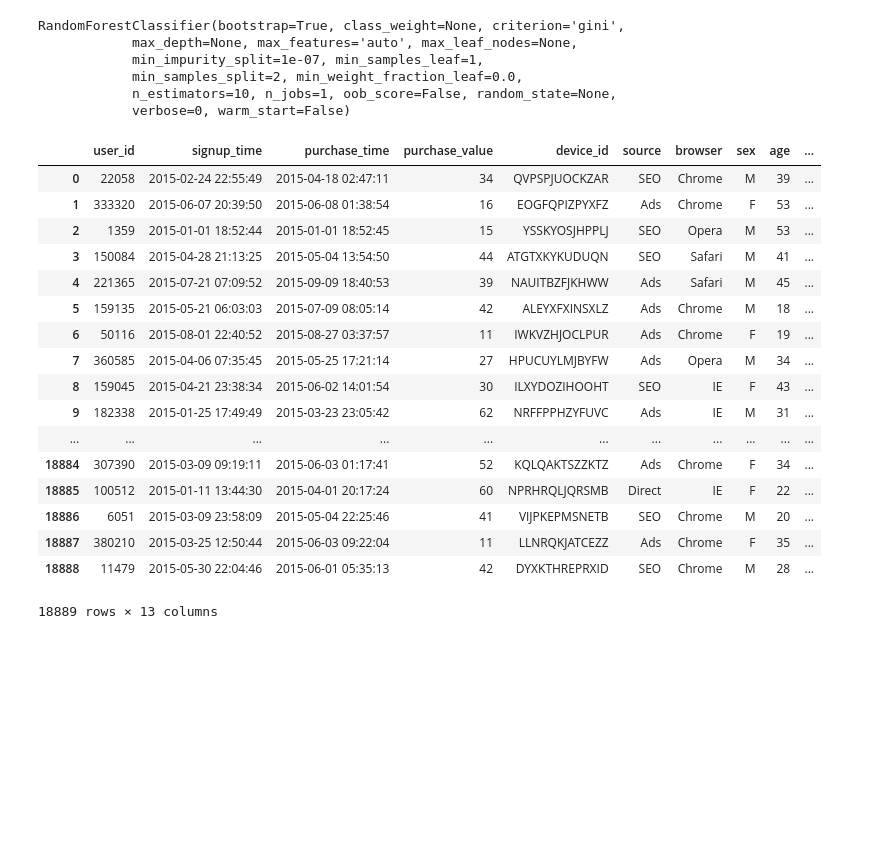
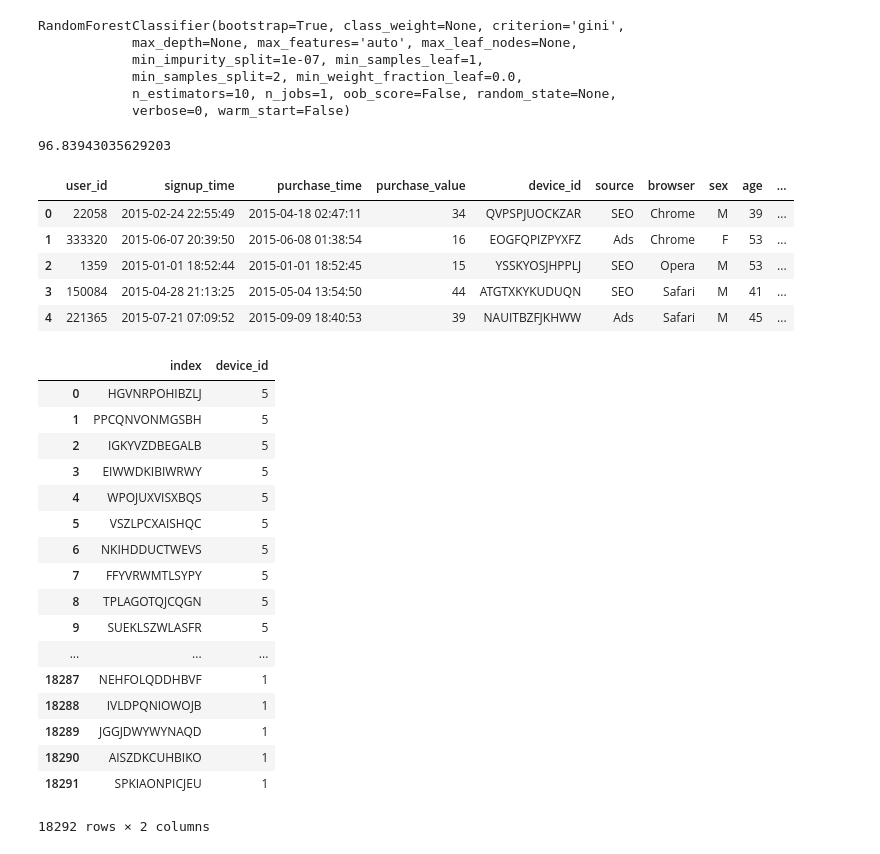
Before and after one commit to cwczarnik/DataScienceBootcamp_DC, a Jupyter notebook: Fraud_Activities/Fraud_analysis.ipynb, the cells around one changed output. Drawn from its saved outputs; the diff is of its cells as text; code cells hidden in the pictures; blank space fills up the shorter version.

Commit message:
work on fraud_analysis

```diff
--- a/Fraud_Activities/Fraud_analysis.ipynb
+++ b/Fraud_Activities/Fraud_analysis.ipynb
@@ -227,0 +229,7 @@ fraud_eighth['sign_to_purch']=(fraud_eighth['purchase_time']-fraud_eighth['signu
+# %%
+fraud_eighth['days_to_purch']=fraud_eighth['sign_to_purch'].apply(lambda x: x.days)
+# %%
+#check if all the devices are unique
+fraud_eighth['device_id'].unique().shape[0]*1.0/fraud_eighth.shape[0] *100
+# %% [output]
+96.83943035629203
@@ -228,5 +238,8 @@ fraud_eighth['sign_to_purch']=(fraud_eighth['purchase_time']-fraud_eighth['signu
+# %%
+fraud_eighth['device_counter'] =1
+fraud_eighth['device_counter']=fraud_eighth.groupby(['device_id']).sum().reset_index()['device_counter']
 # %%
-fraud_eighth['']
+fraud_eighth.head()
 # %% [output]
 |  | user_id | signup_time | purchase_time | purchase_value | device_id | source | browser | sex | age | ... |
 | 0 | 22058 | 2015-02-24 22:55:49 | 2015-04-18 02:47:11 | 34 | QVPSPJUOCKZAR | SEO | Chrome | M | 39 | ... |
@@ -234,15 +247,24 @@ fraud_eighth['']
 | 2 | 1359 | 2015-01-01 18:52:44 | 2015-01-01 18:52:45 | 15 | YSSKYOSJHPPLJ | SEO | Opera | M | 53 | ... |
 | 3 | 150084 | 2015-04-28 21:13:25 | 2015-05-04 13:54:50 | 44 | ATGTXKYKUDUQN | SEO | Safari | M | 41 | ... |
 | 4 | 221365 | 2015-07-21 07:09:52 | 2015-09-09 18:40:53 | 39 | NAUITBZFJKHWW | Ads | Safari | M | 45 | ... |
-| 5 | 159135 | 2015-05-21 06:03:03 | 2015-07-09 08:05:14 | 42 | ALEYXFXINSXLZ | Ads | Chrome | M | 18 | ... |
-| 6 | 50116 | 2015-08-01 22:40:52 | 2015-08-27 03:37:57 | 11 | IWKVZHJOCLPUR | Ads | Chrome | F | 19 | ... |
-| 7 | 360585 | 2015-04-06 07:35:45 | 2015-05-25 17:21:14 | 27 | HPUCUYLMJBYFW | Ads | Opera | M | 34 | ... |
-| 8 | 159045 | 2015-04-21 23:38:34 | 2015-06-02 14:01:54 | 30 | ILXYDOZIHOOHT | SEO | IE | F | 43 | ... |
-| 9 | 182338 | 2015-01-25 17:49:49 | 2015-03-23 23:05:42 | 62 | NRFFPPHZYFUVC | Ads | IE | M | 31 | ... |
-| ... | ... | ... | ... | ... | ... | ... | ... | ... | ... | ... |
-| 18884 | 307390 | 2015-03-09 09:19:11 | 2015-06-03 01:17:41 | 52 | KQLQAKTSZZKTZ | Ads | Chrome | F | 34 | ... |
-| 18885 | 100512 | 2015-01-11 13:44:30 | 2015-04-01 20:17:24 | 60 | NPRHRQLJQRSMB | Direct | IE | F | 22 | ... |
-| 18886 | 6051 | 2015-03-09 23:58:09 | 2015-05-04 22:25:46 | 41 | VIJPKEPMSNETB | SEO | Chrome | M | 20 | ... |
-| 18887 | 380210 | 2015-03-25 12:50:44 | 2015-06-03 09:22:04 | 11 | LLNRQKJATCEZZ | Ads | Chrome | F | 35 | ... |
-| 18888 | 11479 | 2015-05-30 22:04:46 | 2015-06-01 05:35:13 | 42 | DYXKTHREPRXID | SEO | Chrome | M | 28 | ... |
-18889 rows × 13 columns
+# %%
+fraud_eighth['device_id'].value_counts().reset_index()
+# %% [output]
+|  | index | device_id |
+| 0 | HGVNRPOHIBZLJ | 5 |
+| 1 | PPCQNVONMGSBH | 5 |
+| 2 | IGKYVZDBEGALB | 5 |
+| 3 | EIWWDKIBIWRWY | 5 |
+| 4 | WPOJUXVISXBQS | 5 |
+| 5 | VSZLPCXAISHQC | 5 |
+| 6 | NKIHDDUCTWEVS | 5 |
+| 7 | FFYVRWMTLSYPY | 5 |
+| 8 | TPLAGOTQJCQGN | 5 |
+| 9 | SUEKLSZWLASFR | 5 |
+| ... | ... | ... |
+| 18287 | NEHFOLQDDHBVF | 1 |
+| 18288 | IVLDPQNIOWOJB | 1 |
+| 18289 | JGGJDWYWYNAQD | 1 |
+| 18290 | AISZDKCUHBIKO | 1 |
+| 18291 | SPKIAONPICJEU | 1 |
+18292 rows × 2 columns
```
Also changed, not shown: parts of 3 cells of this notebook.
